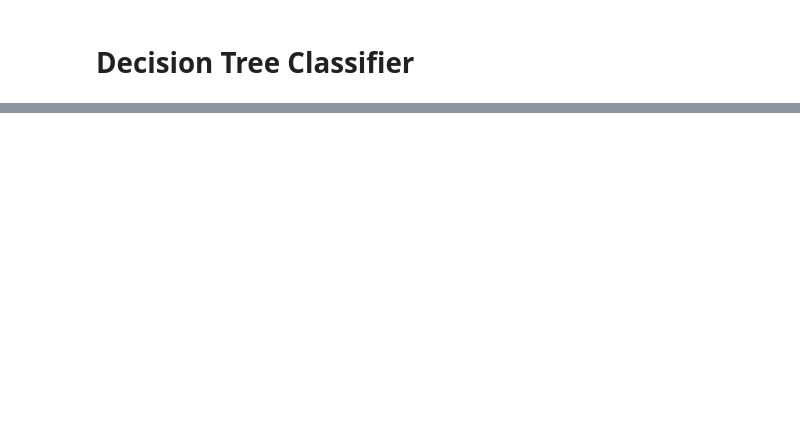
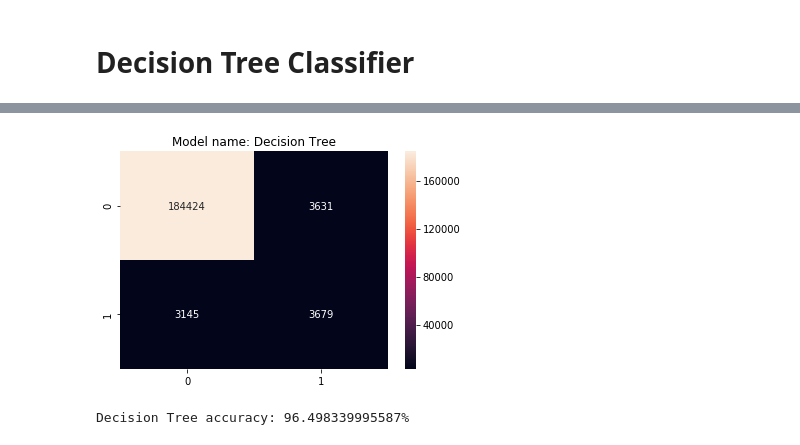
Before and after one commit to monanjo123/Fraud-Detection, a Jupyter notebook: Fraud Detection.ipynb, the cells around one changed output, grey strips where cells are left out. Saved outputs shown, nothing was run; the diff lists cells and outputs as text; code cells hidden in the pictures; blank space fills up the shorter version.

```diff
--- a/Fraud Detection.ipynb
+++ b/Fraud Detection.ipynb
@@ -262,3 +287,6 @@ classifier_tree.fit(X_train, y_train)
 # %%
-y_pred_tree = classifier_svm_tree.predict(X_test)
+y_pred_tree = classifier_tree.predict(X_test)
 model_performance('Decision Tree', y_test, y_pred_tree)
+# %% [output]
+[figure, added]
+Decision Tree accuracy: 96.498339995587%
```
Also changed, not shown: parts of 18 cells of this notebook.
